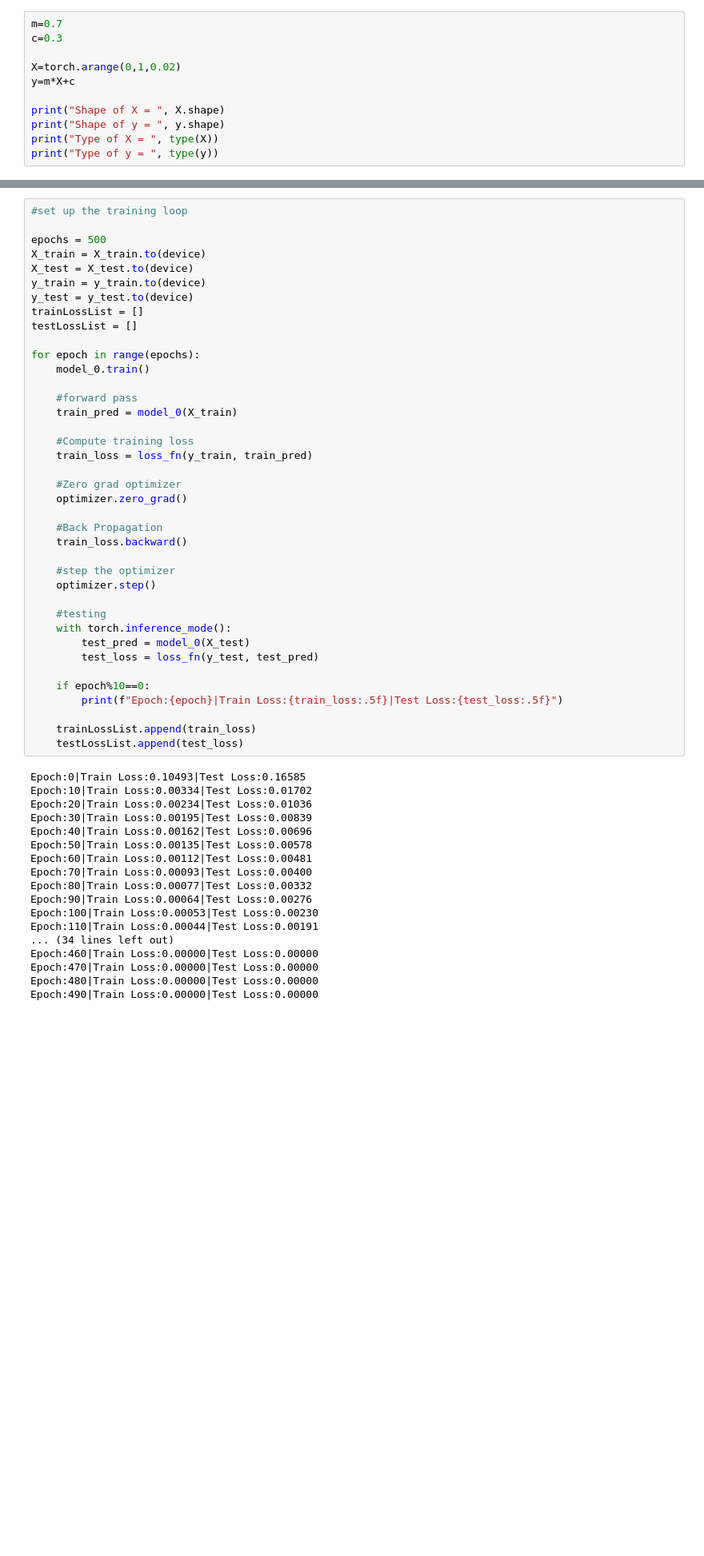
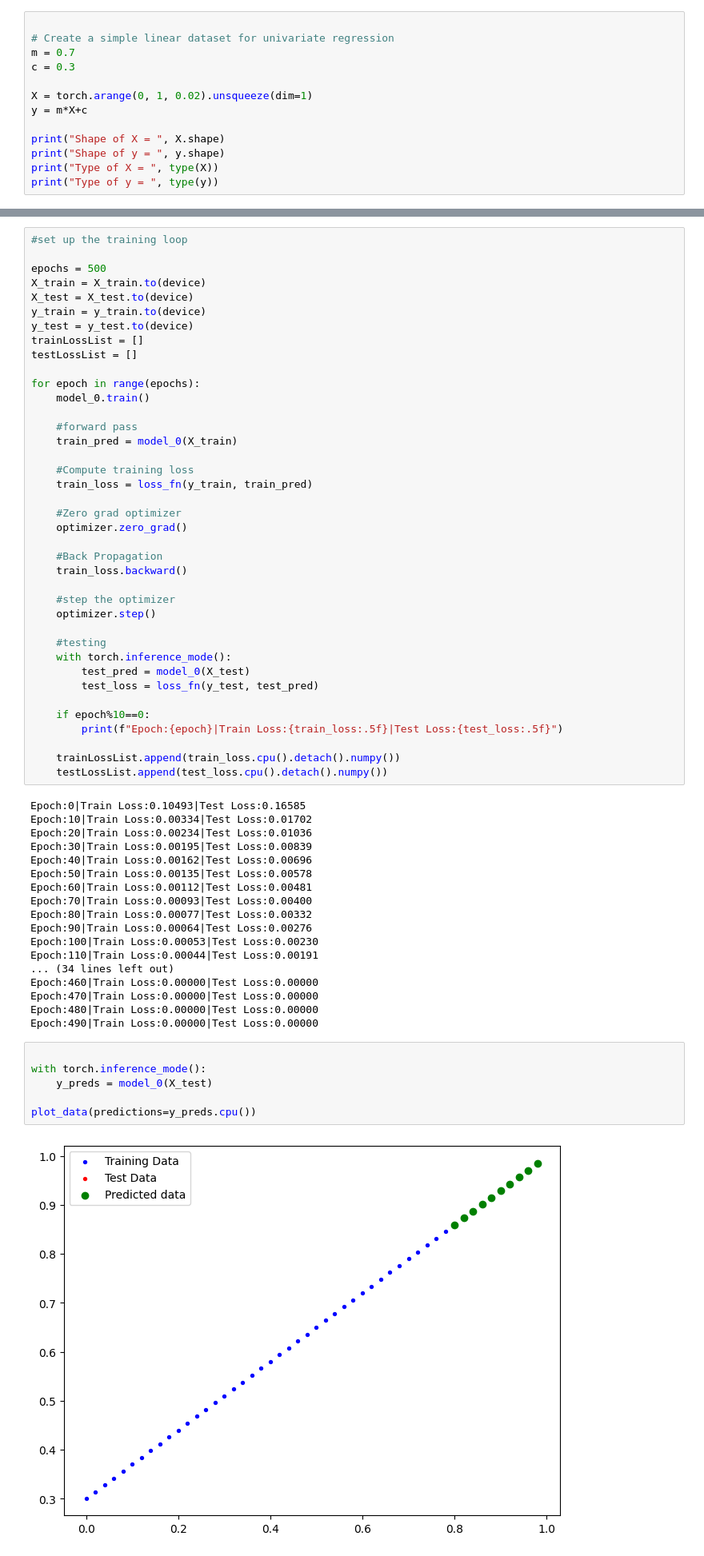
Before and after one commit to ankitadhi/labReportAI, a Jupyter notebook: lab3/nn4.ipynb, the cells around one changed output, grey strips where cells are left out. Shown: that part at 80% size. Drawn from its saved outputs; the diff is of its cells as text; blank space fills up the shorter version.

```diff
--- a/lab3/nn4.ipynb
+++ b/lab3/nn4.ipynb
@@ -12,11 +12,13 @@ device
 # %% [output]
 'cpu'
 # %%
-m=0.7
-c=0.3
 
-X=torch.arange(0,1,0.02)
-y=m*X+c
+# Create a simple linear dataset for univariate regression
+m = 0.7
+c = 0.3
+
+X = torch.arange(0, 1, 0.02).unsqueeze(dim=1)
+y = m*X+c
 
 print("Shape of X = ", X.shape)
 print("Shape of y = ", y.shape)
@@ -125,8 +130,8 @@ for epoch in range(epochs):
     if epoch%10==0:
         print(f"Epoch:{epoch}|Train Loss:{train_loss:.5f}|Test Loss:{test_loss:.5f}")
 
-    trainLossList.append(train_loss)
-    testLossList.append(test_loss)
+    trainLossList.append(train_loss.cpu().detach().numpy())
+    testLossList.append(test_loss.cpu().detach().numpy())
 # %% [output]
 Epoch:0|Train Loss:0.10493|Test Loss:0.16585
 Epoch:10|Train Loss:0.00334|Test Loss:0.01702
@@ -145,3 +150,11 @@ Epoch:460|Train Loss:0.00000|Test Loss:0.00000
 Epoch:470|Train Loss:0.00000|Test Loss:0.00000
 Epoch:480|Train Loss:0.00000|Test Loss:0.00000
 Epoch:490|Train Loss:0.00000|Test Loss:0.00000
+# %%
+
+with torch.inference_mode():
+    y_preds = model_0(X_test)
+
+plot_data(predictions=y_preds.cpu())
+# %% [output]
+[figure, added]
```
Also changed, not shown: parts of 6 cells of this notebook, 4 other files.
